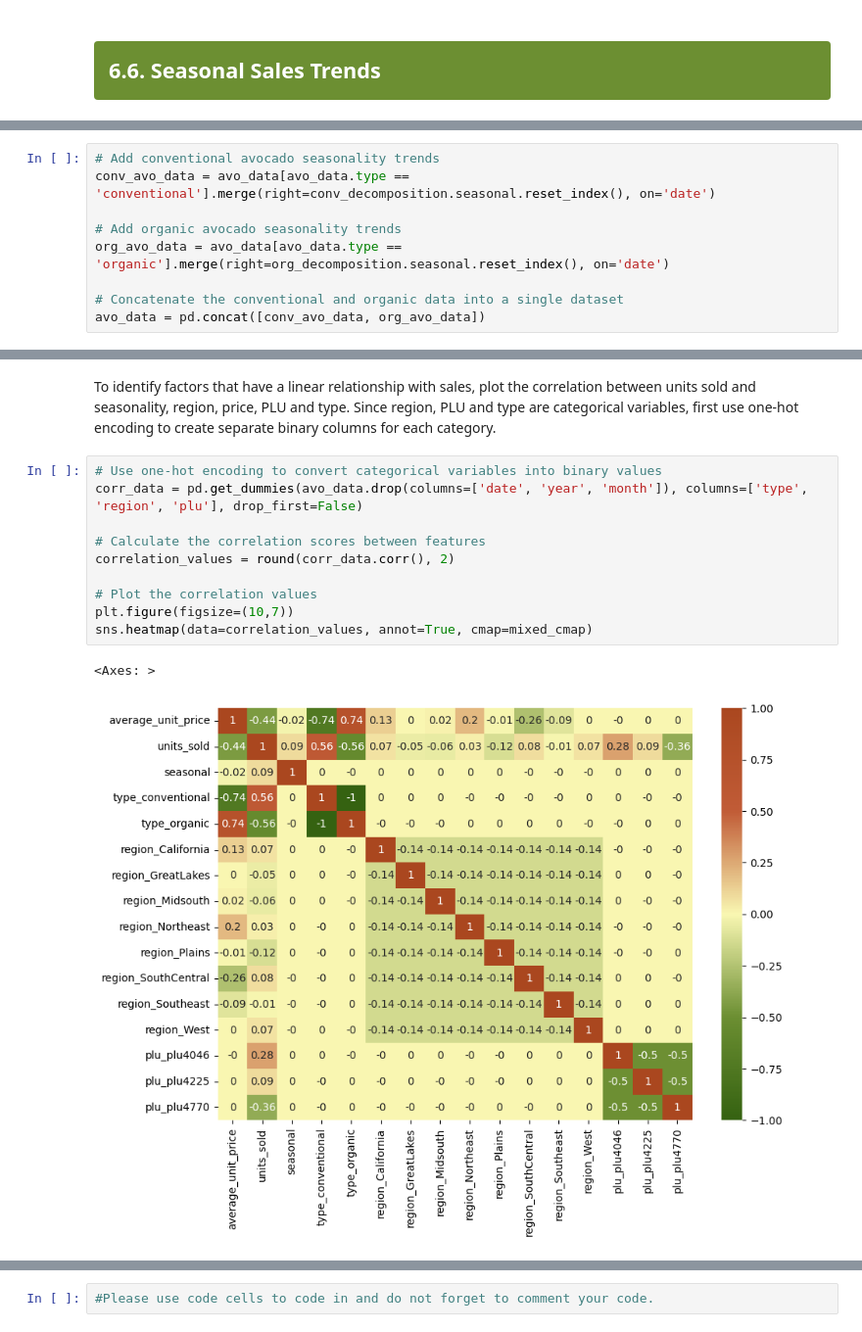
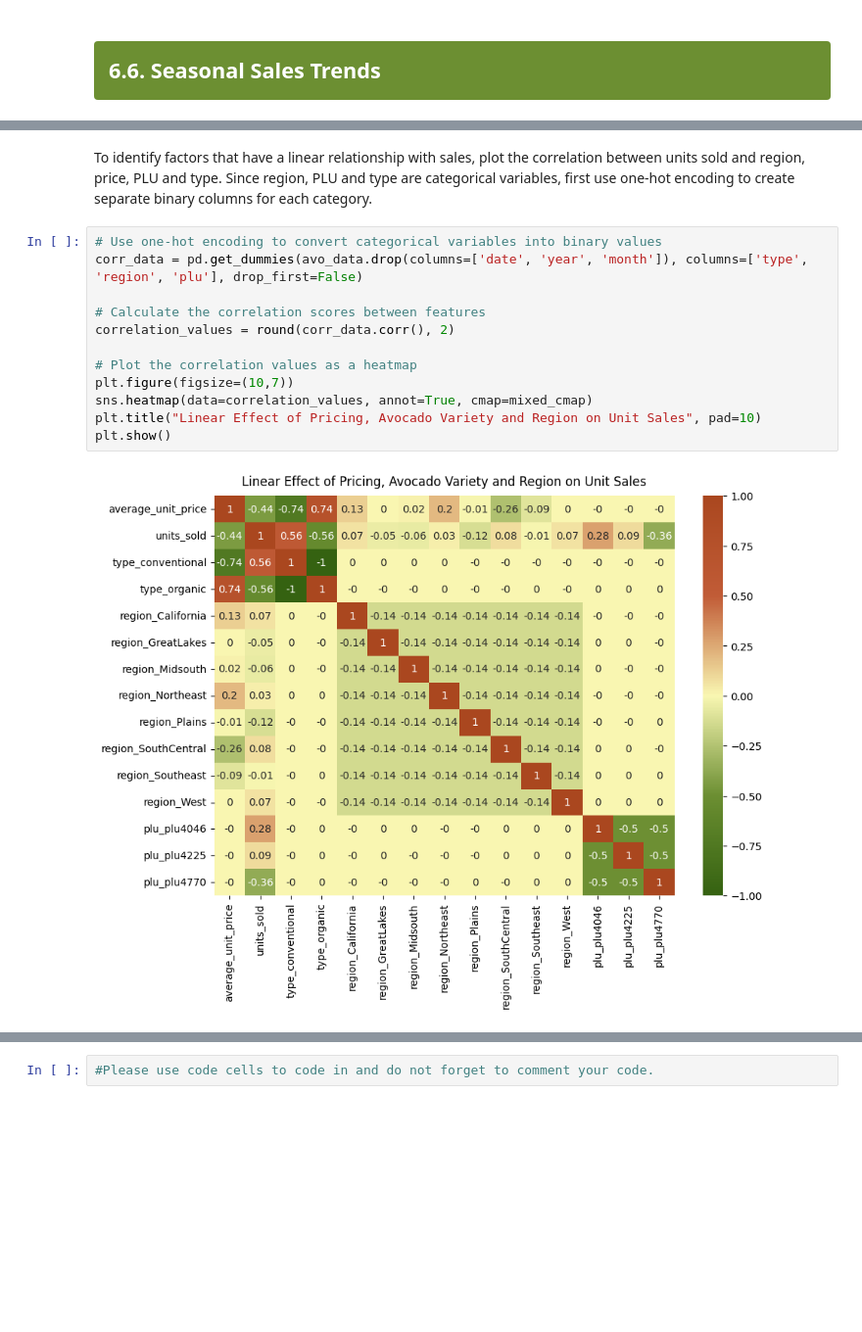
Before and after one commit to MeganHolborn/Avocado-price-optimisation, a Jupyter notebook: Notebook.ipynb, the cells around one changed output, grey strips where cells are left out. Shown at 98% size. Drawn from its saved outputs; the diff is of its cells as text; blank space fills up the shorter version.

```diff
--- a/Notebook.ipynb
+++ b/Notebook.ipynb
@@ -502,10 +521 @@ To analyse the correlation between seasonality and sales, include a seasonality
-# %%
-# Add conventional avocado seasonality trends
-conv_avo_data = avo_data[avo_data.type == 'conventional'].merge(right=conv_decomposition.seasonal.reset_index(), on='date')
-
-# Add organic avocado seasonality trends
-org_avo_data = avo_data[avo_data.type == 'organic'].merge(right=org_decomposition.seasonal.reset_index(), on='date')
-
-# Concatenate the conventional and organic data into a single dataset
-avo_data = pd.concat([conv_avo_data, org_avo_data])
 # %% [markdown]
@@ -513,15 +523,16 @@ avo_data = pd.concat([conv_avo_data, org_avo_data])
 # %% [markdown]
-To identify factors that have a linear relationship with sales, plot the correlation between units sold and seasonality, region, price, PLU and type. Since region, PLU and type are categorical variables, first use one-hot encoding to create separate binary columns for each category.
+To identify factors that have a linear relationship with sales, plot the correlation between units sold and region, price, PLU and type. Since region, PLU and type are categorical variables, first use one-hot encoding to create separate binary columns for each category.
 # %%
 # Use one-hot encoding to convert categorical variables into binary values
 corr_data = pd.get_dummies(avo_data.drop(columns=['date', 'year', 'month']), columns=['type', 'region', 'plu'], drop_first=False)
 
 # Calculate the correlation scores between features
 correlation_values = round(corr_data.corr(), 2)
 
-# Plot the correlation values
+# Plot the correlation values as a heatmap
 plt.figure(figsize=(10,7))
 sns.heatmap(data=correlation_values, annot=True, cmap=mixed_cmap)
+plt.title("Linear Effect of Pricing, Avocado Variety and Region on Unit Sales", pad=10)
+plt.show()
 # %% [output]
-<Axes: >
-[figure, old version]
+[figure, new version]
```
Also changed, not shown: parts of 45 cells of this notebook.
